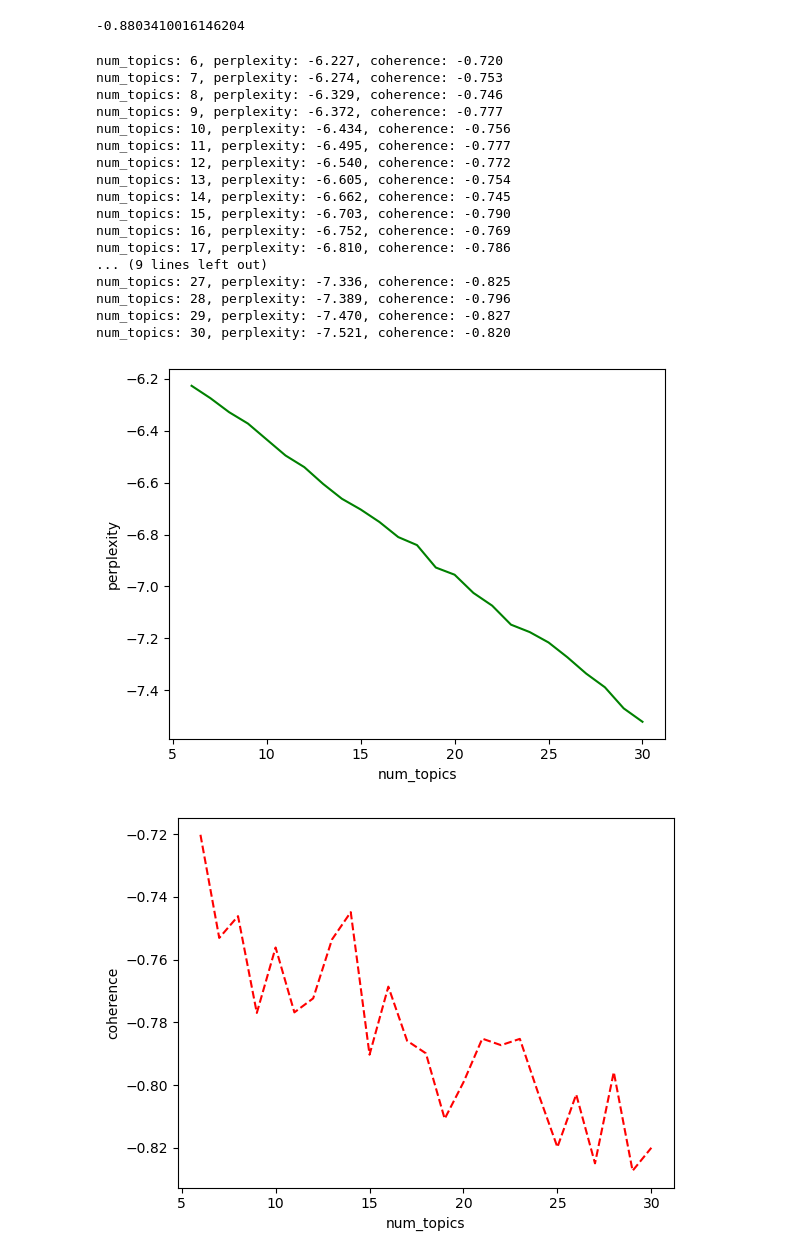
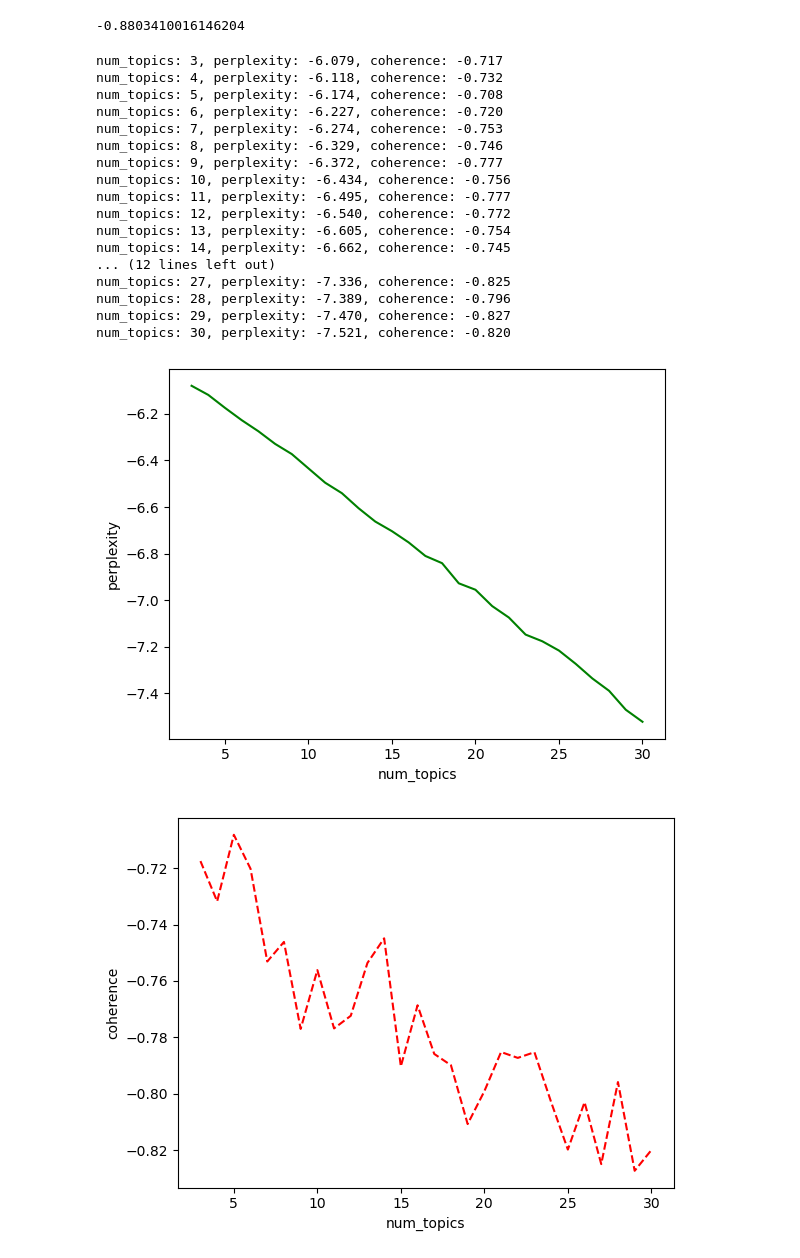
Before and after one commit to Sue-HyeongLee/SCAICO_turnover_rate, a Jupyter notebook: topic_modeling_gensim.ipynb, the cells around one changed output. Cells and saved outputs as stored; diff of their text form; code cells hidden in the pictures.

Commit message:
topic modeling and result

```diff
--- a/topic_modeling_gensim.ipynb
+++ b/topic_modeling_gensim.ipynb
@@ -51,7 +51,7 @@ print('#Number of documents: %d' % len(corpus))
 # %%
 from gensim.models import LdaModel
 
-num_topics = 10
+num_topics = 5
 passes = 5
 model = LdaModel(corpus = corpus, id2word = dictionary,passes = passes, num_topics = num_topics,random_state = 7)
 # %%
@@ -102,38 +107,38 @@ def show_coherence(corpus, dictionary, start = 6, end = 15):
         per_value.append(pv)
 
         cm = CoherenceModel(model=model, corpus=corpus, coherence='u_mass')
         cv = cm.get_coherence()
         coh_value.append(cv)
         print(f'num_topics: {i}, perplexity: {pv:0.3f}, coherence: {cv:0.3f}')
 
     plt.plot(iter_num, per_value, 'g-')
     plt.xlabel("num_topics")
     plt.ylabel("perplexity")
     plt.show()
 
     plt.plot(iter_num, coh_value, 'r--')
     plt.xlabel("num_topics")
     plt.ylabel("coherence")
     plt.show()
-
-show_coherence(corpus, dictionary, start = 6, end = 30)
+# 5, 14
+show_coherence(corpus, dictionary, start = 3, end = 30)
 # %% [output]
+num_topics: 3, perplexity: -6.079, coherence: -0.717
+num_topics: 4, perplexity: -6.118, coherence: -0.732
+num_topics: 5, perplexity: -6.174, coherence: -0.708
 num_topics: 6, perplexity: -6.227, coherence: -0.720
 num_topics: 7, perplexity: -6.274, coherence: -0.753
 num_topics: 8, perplexity: -6.329, coherence: -0.746
 num_topics: 9, perplexity: -6.372, coherence: -0.777
 num_topics: 10, perplexity: -6.434, coherence: -0.756
 num_topics: 11, perplexity: -6.495, coherence: -0.777
 num_topics: 12, perplexity: -6.540, coherence: -0.772
 num_topics: 13, perplexity: -6.605, coherence: -0.754
 num_topics: 14, perplexity: -6.662, coherence: -0.745
-num_topics: 15, perplexity: -6.703, coherence: -0.790
-num_topics: 16, perplexity: -6.752, coherence: -0.769
-num_topics: 17, perplexity: -6.810, coherence: -0.786
-... (9 lines left out)
+... (12 lines left out)
 num_topics: 27, perplexity: -7.336, coherence: -0.825
 num_topics: 28, perplexity: -7.389, coherence: -0.796
 num_topics: 29, perplexity: -7.470, coherence: -0.827
 num_topics: 30, perplexity: -7.521, coherence: -0.820
-[figure, old version]
+[figure, new version]
-[figure, old version]
+[figure, new version]
```
Also changed, not shown: parts of 3 cells of this notebook, 1 other file.
